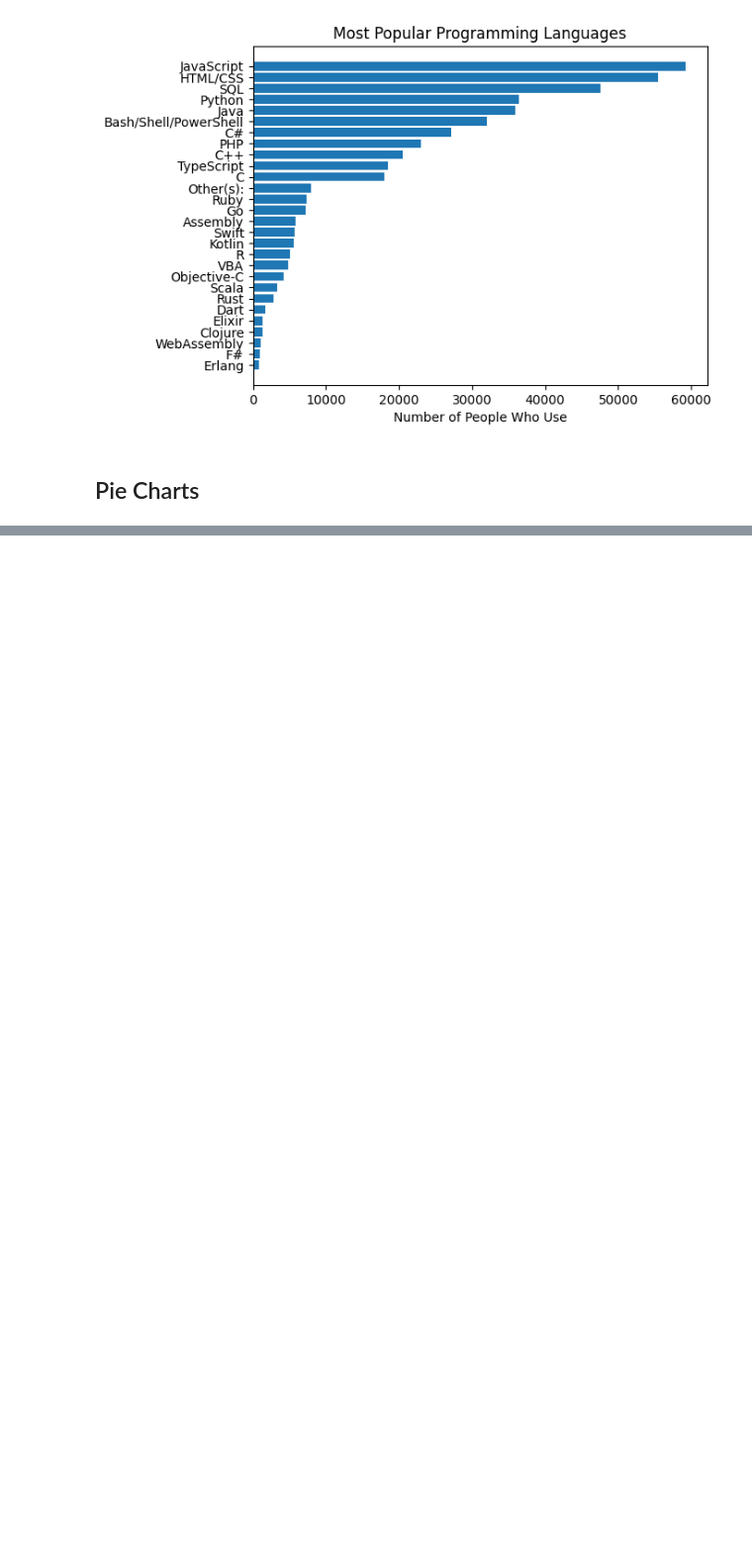
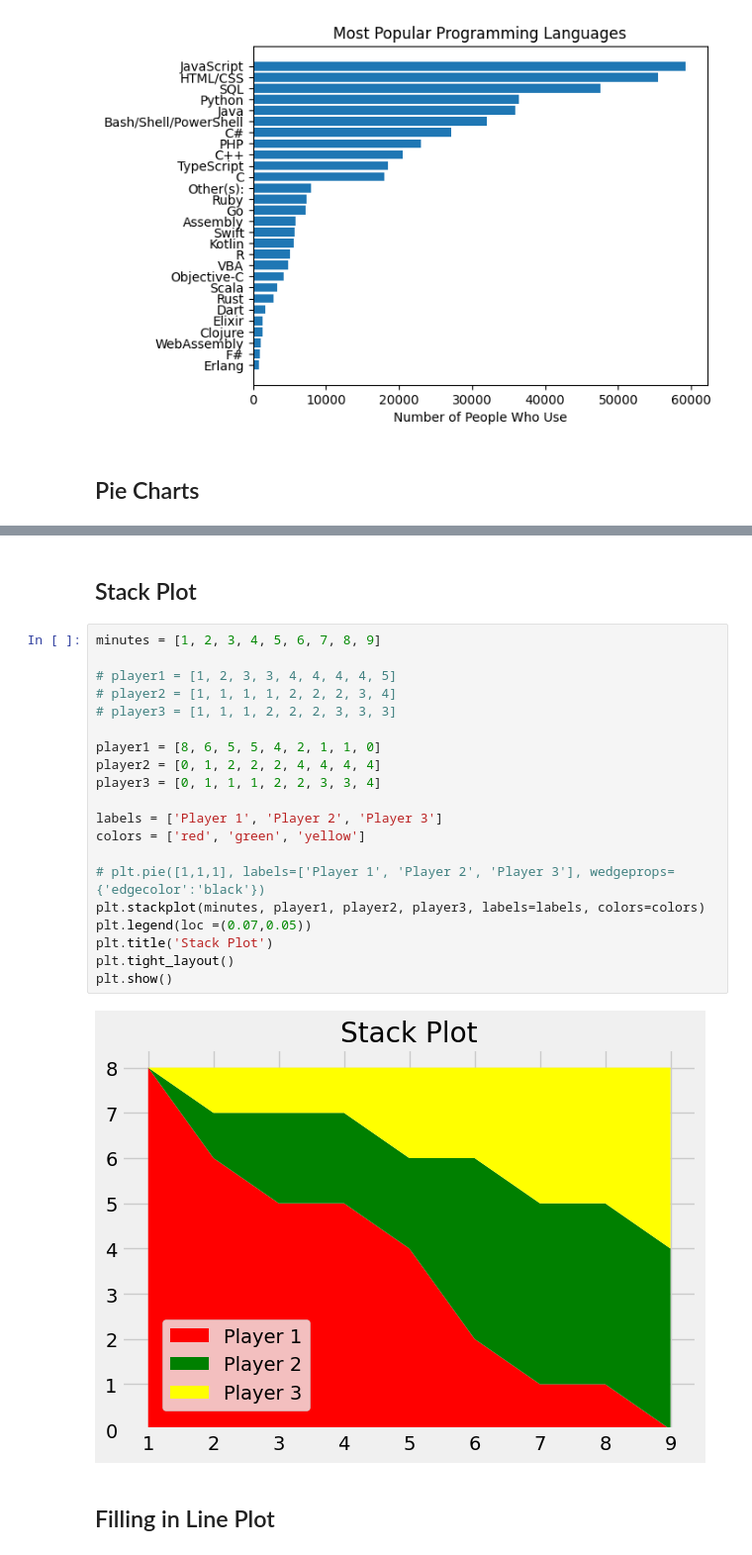
Before and after one commit to atharvakhandelwal19/my-data-science-roadmap, a Jupyter notebook: 04_matplotlib/basics.ipynb, the cells around one changed output, grey strips where cells are left out. Shown at 99% size. Saved outputs shown, nothing was run; the diff lists cells and outputs as text; blank space fills up the shorter version.

```diff
--- a/04_matplotlib/basics.ipynb
+++ b/04_matplotlib/basics.ipynb
@@ -134,0 +143,26 @@ plt.show()
+# %% [markdown]
+## Stack Plot
+# %%
+minutes = [1, 2, 3, 4, 5, 6, 7, 8, 9]
+
+# player1 = [1, 2, 3, 3, 4, 4, 4, 4, 5]
+# player2 = [1, 1, 1, 1, 2, 2, 2, 3, 4]
+# player3 = [1, 1, 1, 2, 2, 2, 3, 3, 3]
+
+player1 = [8, 6, 5, 5, 4, 2, 1, 1, 0]
+player2 = [0, 1, 2, 2, 2, 4, 4, 4, 4]
+player3 = [0, 1, 1, 1, 2, 2, 3, 3, 4]
+
+labels = ['Player 1', 'Player 2', 'Player 3']
+colors = ['red', 'green', 'yellow']
+
+# plt.pie([1,1,1], labels=['Player 1', 'Player 2', 'Player 3'], wedgeprops={'edgecolor':'black'})
+plt.stackplot(minutes, player1, player2, player3, labels=labels, colors=colors)
+plt.legend(loc =(0.07,0.05))
+plt.title('Stack Plot')
+plt.tight_layout()
+plt.show()
+# %% [output]
+[figure, added]
+# %% [markdown]
+## Filling in Line Plot
```
Also changed, not shown: parts of 19 cells of this notebook, 1 other file.
